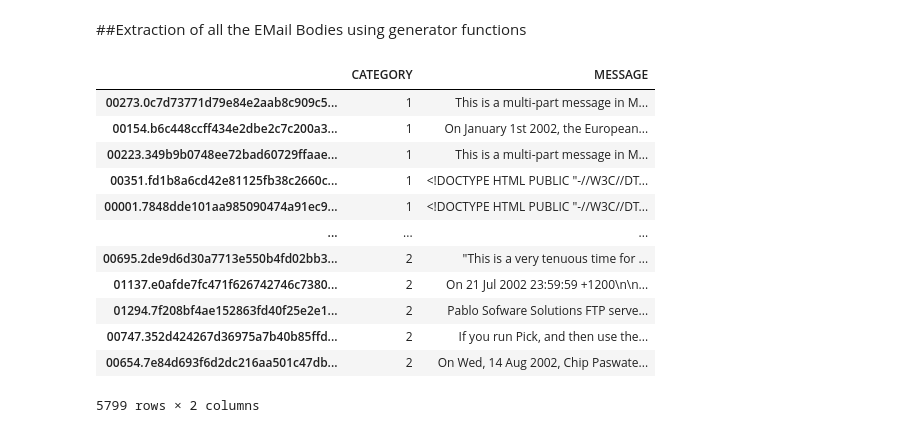
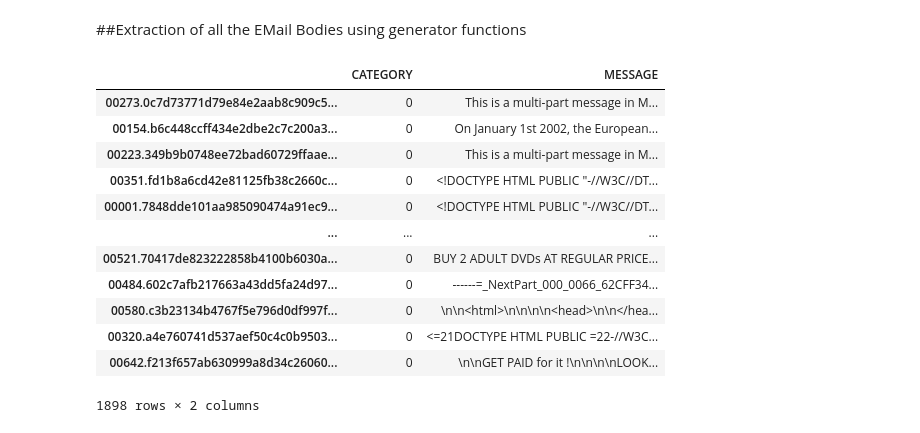
Before and after one commit to makhijakabir/machine-learning, a Jupyter notebook: bayesClassifierESF.ipynb, the cells around one changed output. Drawn from its saved outputs; the diff is of its cells as text; code cells hidden in the pictures.

```diff
--- a/bayesClassifierESF.ipynb
+++ b/bayesClassifierESF.ipynb
@@ -13,12 +17,16 @@ import pandas as pd
 # %%
 exampleFile = '/content/drive/MyDrive/Colab Notebooks/SpamData/01_Processing/practice_email.txt'
+
 spam1 = '/content/drive/MyDrive/Colab Notebooks/SpamData/01_Processing/spam_assassin_corpus/spam_1'
 spam2 = '/content/drive/MyDrive/Colab Notebooks/SpamData/01_Processing/spam_assassin_corpus/spam_2'
+
 notSpam1 = '/content/drive/MyDrive/Colab Notebooks/SpamData/01_Processing/spam_assassin_corpus/easy_ham_1'
 notSpam2 = '/content/drive/MyDrive/Colab Notebooks/SpamData/01_Processing/spam_assassin_corpus/easy_ham_2'
 
-spam = 1
-notSpam = 2
+spam = 0
+notSpam = 1
+
+dataJSON = '/content/drive/MyDrive/Colab Notebooks/SpamData/01_Processing/exmail-test-data.json'
 # %% [markdown]
 ##Reading Files
 # %%
@@ -121,22 +129,22 @@ def dfFromDir(path, classify):
 
     return pd.DataFrame(rows, index=rowNames)
 # %%
+#Storing the spam emails in a spamEmails dataframe
+
 spamEmails = dfFromDir(spam1, spam)
 spamEmails = spamEmails.append(dfFromDir(spam2, spam))
-spamEmails = spamEmails.append(dfFromDir(notSpam1, notSpam))
-spamEmails = spamEmails.append(dfFromDir(notSpam2, notSpam))
 spamEmails
 # %% [output]
 |  | CATEGORY | MESSAGE |
-| 00273.0c7d73771d79e84e2aab8c909c5... | 1 | This is a multi-part message in M... |
-| 00154.b6c448ccff434e2dbe2c7c200a3... | 1 | On January 1st 2002, the European... |
-| 00223.349b9b0748ee72bad60729ffaae... | 1 | This is a multi-part message in M... |
-| 00351.fd1b8a6cd42e81125fb38c2660c... | 1 | <!DOCTYPE HTML PUBLIC "-//W3C//DT... |
-| 00001.7848dde101aa985090474a91ec9... | 1 | <!DOCTYPE HTML PUBLIC "-//W3C//DT... |
+| 00273.0c7d73771d79e84e2aab8c909c5... | 0 | This is a multi-part message in M... |
+| 00154.b6c448ccff434e2dbe2c7c200a3... | 0 | On January 1st 2002, the European... |
+| 00223.349b9b0748ee72bad60729ffaae... | 0 | This is a multi-part message in M... |
+| 00351.fd1b8a6cd42e81125fb38c2660c... | 0 | <!DOCTYPE HTML PUBLIC "-//W3C//DT... |
+| 00001.7848dde101aa985090474a91ec9... | 0 | <!DOCTYPE HTML PUBLIC "-//W3C//DT... |
 | ... | ... | ... |
-| 00695.2de9d6d30a7713e550b4fd02bb3... | 2 | "This is a very tenuous time for ... |
-| 01137.e0afde7fc471f626742746c7380... | 2 | On 21 Jul 2002 23:59:59 +1200\n\n... |
-| 01294.7f208bf4ae152863fd40f25e2e1... | 2 | Pablo Sofware Solutions FTP serve... |
-| 00747.352d424267d36975a7b40b85ffd... | 2 | If you run Pick, and then use the... |
-| 00654.7e84d693f6d2dc216aa501c47db... | 2 | On Wed, 14 Aug 2002, Chip Paswate... |
+| 00521.70417de823222858b4100b6030a... | 0 | BUY 2 ADULT DVDs AT REGULAR PRICE... |
+| 00484.602c7afb217663a43dd5fa24d97... | 0 | ------=_NextPart_000_0066_62CFF34... |
+| 00580.c3b23134b4767f5e796d0df997f... | 0 | \n\n<html>\n\n\n\n<head>\n\n</hea... |
+| 00320.a4e760741d537aef50c4c0b9503... | 0 | <=21DOCTYPE HTML PUBLIC =22-//W3C... |
+| 00642.f213f657ab630999a8d34c26060... | 0 | \n\nGET PAID for it !\n\n\n\nLOOK... |
-5799 rows × 2 columns
+1898 rows × 2 columns
```
Also changed, not shown: parts of 18 cells of this notebook.
